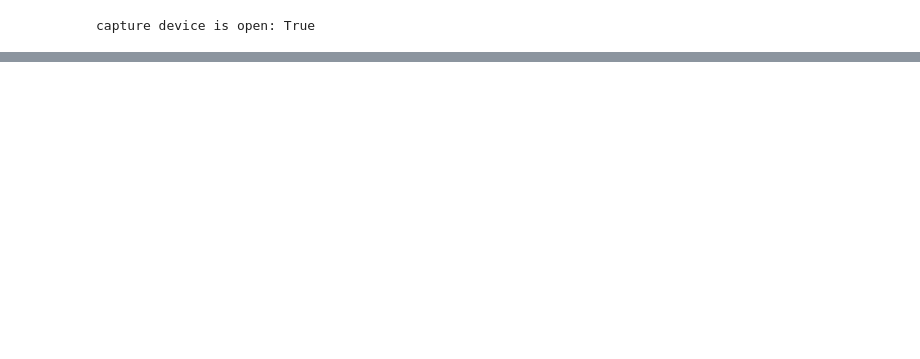
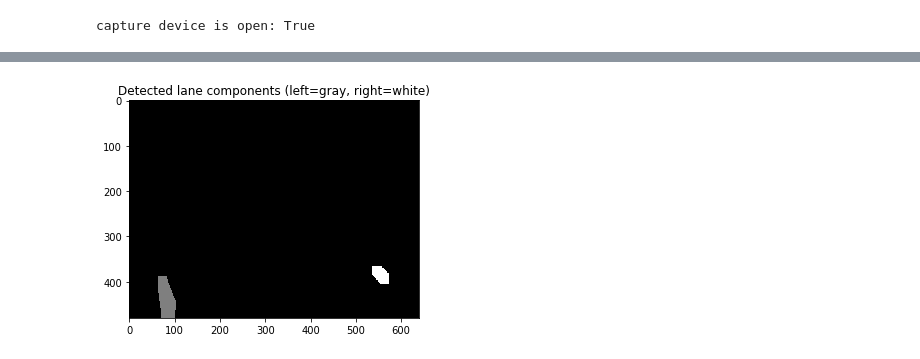
Before and after one commit to CSEN196Lab-S2025/senior-design-project-36_ahrh_selfdrivingrobot, a Jupyter notebook: lane_detection_ps/lane_detection_test.ipynb, the cells around one changed output, grey strips where cells are left out. Cells and saved outputs as stored; diff of their text form; code cells hidden in the pictures; blank space fills up the shorter version.

```diff
--- a/lane_detection_ps/lane_detection_test.ipynb
+++ b/lane_detection_ps/lane_detection_test.ipynb
@@ -205,0 +147,51 @@ elif rightx.size > 0 and righty.size > 0:
+# %%
+def detect_lane_lines_connected_components(binary_warped):
+    # Ensure the input is binary (0 and 255)
+    binary = np.uint8(binary_warped * 255) if binary_warped.max() <= 1 else np.uint8(binary_warped)
+
+    # Apply connected components
+    num_labels, labels, stats, centroids = cv2.connectedComponentsWithStats(binary, connectivity=8)
+
+    # Image dimensions
+    height, width = binary.shape
+
+    # Prepare blank output for visualization or processing
+    output = np.zeros_like(binary)
+
+    # Store points
+    leftx, lefty, rightx, righty = [], [], [], []
+
+    for i in range(1, num_labels):  # Label 0 is background
+        x, y, w, h, area = stats[i]
+        cx, cy = centroids[i]
+
+        # Heuristic filters for likely lane lines
+        if area > 1000 and h > 30:
+            if cx < width // 2:
+                output[labels == i] = 127
+                coords = np.column_stack(np.where(labels == i))
+                for pt in coords:
+                    lefty.append(pt[0])
+                    leftx.append(pt[1])
+            else:
+                output[labels == i] = 255
+                coords = np.column_stack(np.where(labels == i))
+                for pt in coords:
+                    righty.append(pt[0])
+                    rightx.append(pt[1])
+
+    # Convert lists to numpy arrays
+    leftx = np.array(leftx)
+    lefty = np.array(lefty)
+    rightx = np.array(rightx)
+    righty = np.array(righty)
+
+    return leftx, lefty, rightx, righty, output
+
+leftx, lefty, rightx, righty, output = detect_lane_lines_connected_components(binary_cleaned)
+
+plt.imshow(output, cmap='gray')
+plt.title('Detected lane components (left=gray, right=white)')
+plt.show()
+# %% [output]
+[figure, added]
```
Also changed, not shown: parts of 13 cells of this notebook, 1 other file.
